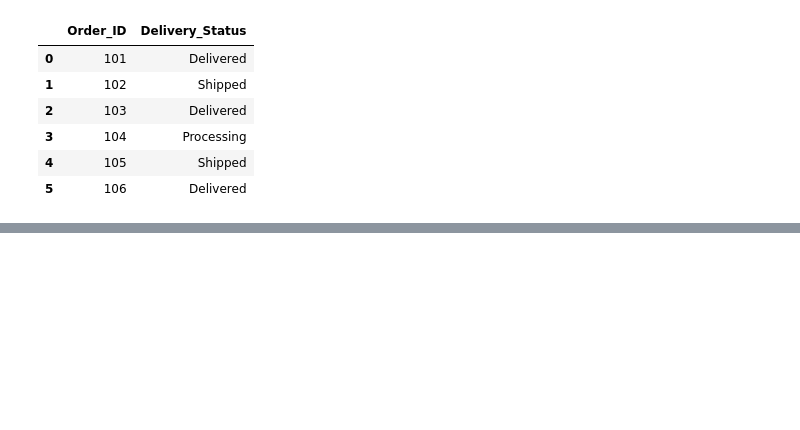
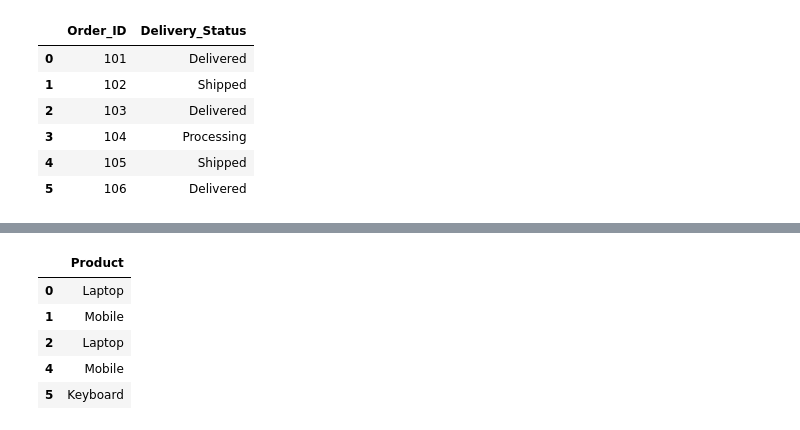
Before and after one commit to padmavathy-mca/python-essentials, a Jupyter notebook: Pandas_tasks.ipynb, the cells around one changed output, grey strips where cells are left out. Saved outputs shown, nothing was run; the diff lists cells and outputs as text; code cells hidden in the pictures; blank space fills up the shorter version.

```diff
--- a/Pandas_tasks.ipynb
+++ b/Pandas_tasks.ipynb
@@ -784,0 +822,9 @@ result
+# %%
+df[['Product']]
+# %% [output]
+|  | Product |
+| 0 | Laptop |
+| 1 | Mobile |
+| 2 | Laptop |
+| 4 | Mobile |
+| 5 | Keyboard |
```
Also changed, not shown: parts of 8 cells of this notebook, 2 other files.
